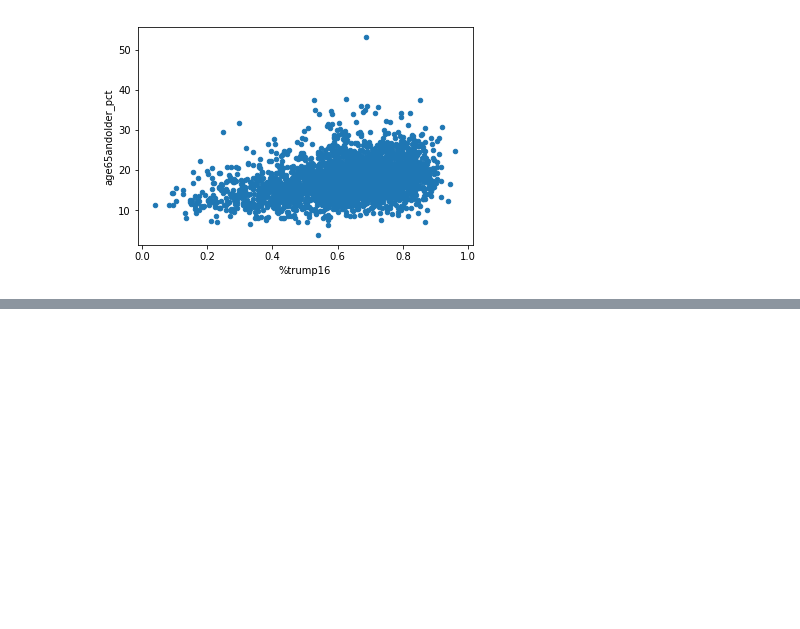
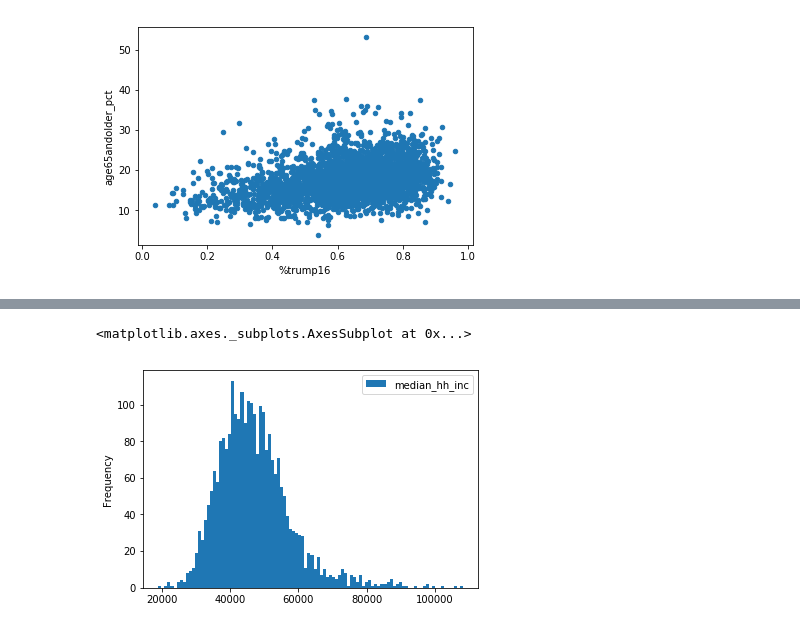
Before and after one commit to brandonsorensen/ElectionAnalysis, a Jupyter notebook: src/2018 Elections.ipynb, the cells around one changed output, grey strips where cells are left out. Saved outputs shown, nothing was run; the diff lists cells and outputs as text; code cells hidden in the pictures; blank space fills up the shorter version.

```diff
--- a/src/2018 Elections.ipynb
+++ b/src/2018 Elections.ipynb
@@ -315,0 +314,6 @@ elec2018.plot.scatter(x='%trump16', y='median_hh_inc')
+# %%
+trump16 = elec2018[elec2018['trump16'] > elec2018['clinton16']]
+trump16.plot.hist(y='median_hh_inc', bins=100)
+# %% [output]
+<matplotlib.axes._subplots.AxesSubplot at 0x...>
+[figure, added]
```
Also changed, not shown: parts of 8 cells of this notebook.
